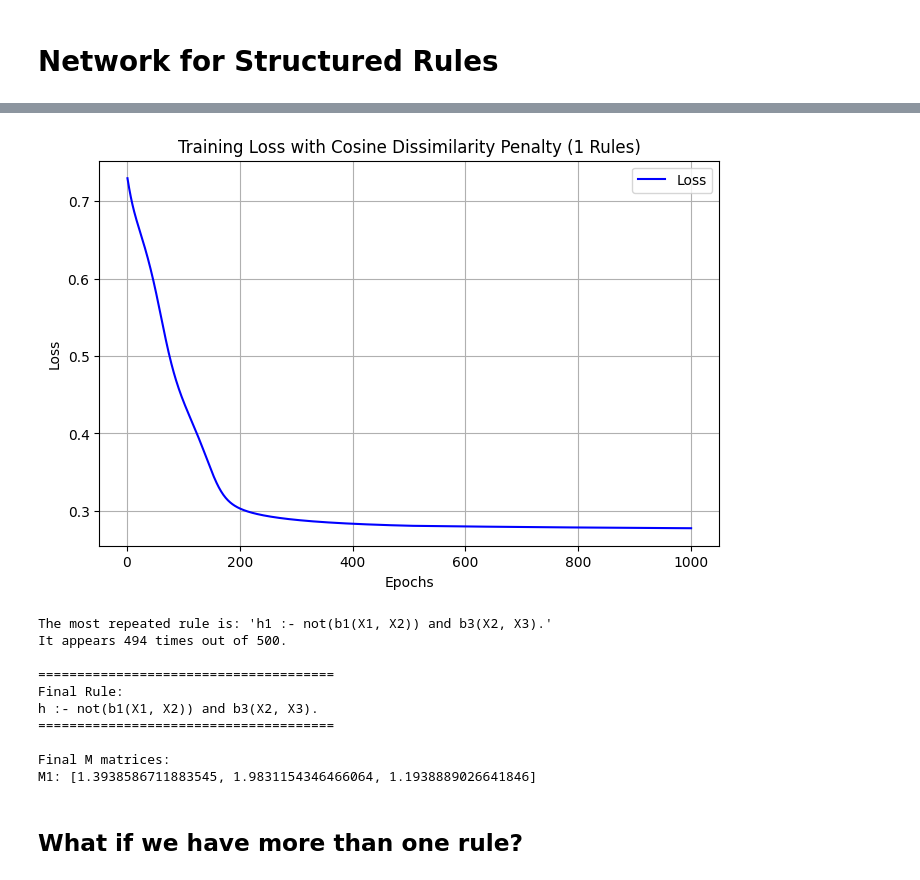
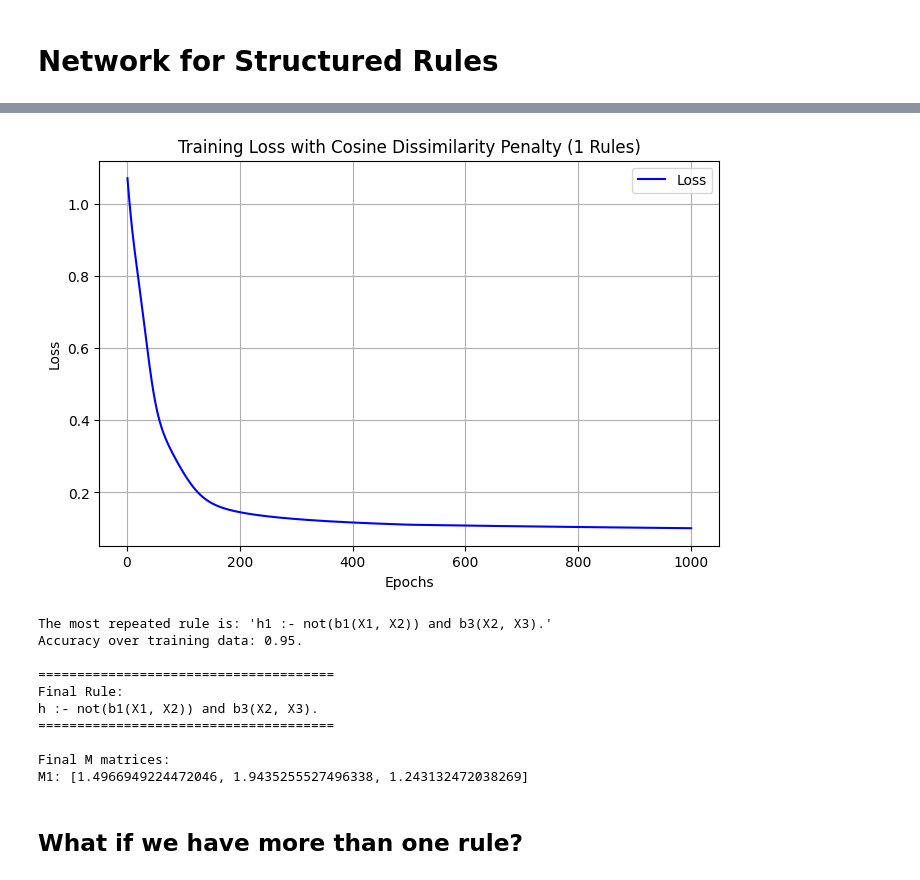
Before and after one commit to iman-sharifi-ghb/ANDRE, a Jupyter notebook: RuleGenNet4_attention.ipynb, the cells around one changed output, grey strips where cells are left out. Cells and saved outputs as stored; diff of their text form; code cells hidden in the pictures.

```diff
--- a/RuleGenNet4_attention.ipynb
+++ b/RuleGenNet4_attention.ipynb
@@ -509,28 +165,2 @@ $L_C = \Sigma_{j \in V_a} F(M[X_j])$
-# %%
-import torch
-import re
-
-def create_V_matrix(predicates):
-    # Extract all variable names
-    variable_set = set()
-    predicate_vars = []
-    for pred in predicates:
-        # Extract variables inside parentheses
-        vars_in_pred = re.findall(r'\((.*?)\)', pred)
-        if vars_in_pred:
-            vars_list = [v.strip() for v in vars_in_pred[0].split(',')]
-        else:
-            vars_list = []
-        predicate_vars.append(vars_list)
-        variable_set.update(vars_list)
-    # Sort variables for consistent column order
-    variables = sorted(variable_set, key=lambda x: (int(x[1:]) if x[1:].isdigit() else x))
-    var_idx = {v: i for i, v in enumerate(variables)}
-    # Build the matrix
-    V = torch.zeros((len(predicates), len(variables)), dtype=torch.float32)
-    for i, vars_list in enumerate(predicate_vars):
-        for v in vars_list:
-            V[i, var_idx[v]] = 1.0
-    return V, variables
 # %% [markdown]
 # Network for Structured Rules
@@ -621,6 +173,7 @@ import torch.optim as optim
 from copy import deepcopy
 import matplotlib.pyplot as plt
 from collections import Counter
+from utils import create_V_matrix, interpret_neuron_weights_entropy_
 
 # Parameters
 num_rules = 1
@@ -658,7 +211,7 @@ best_loss = float('inf')
 best_losses = []
 
 for restart in range(num_restarts):
-    model_nsre = FuzzyDisjunctionNet(num_rules, num_neurons_per_rule, input_dim, V_matrix)
+    model_nsre = ANDRE(num_rules, pot_body_pred_dim=input_dim, variable_matrix=V_matrix)
     # criterion = nn.BCEWithLogitsLoss()
     criterion = nn.BCELoss()
     optimizer = optim.AdamW(model_nsre.parameters(), lr=0.01, weight_decay=1e-4)
@@ -705,7 +258,7 @@ for restart in range(num_restarts):
 
         entropy_term = sum(model_nsre.entropies)
 
-        total_loss = bce_loss + similarity_weight * penalty - entropy_weight * entropy_term + 0.1 * range_restricted_loss + 0.1 * connected_loss
+        total_loss = bce_loss + similarity_weight * penalty + entropy_weight * entropy_term + 0.1 * range_restricted_loss + 0.1 * connected_loss
         total_loss.backward()
         nn.utils.clip_grad_norm_(model_nsre.parameters(), max_norm=1.0)
         optimizer.step()
@@ -720,7 +273,7 @@ for restart in range(num_restarts):
         best_losses = losses_nsre
 
 # Load best model and compute M
-best_model = FuzzyDisjunctionNet(num_rules, num_neurons_per_rule, input_dim, V_matrix)
+best_model = ANDRE(num_rules, pot_body_pred_dim=input_dim, variable_matrix=V_matrix)
 best_model.load_state_dict(best_state_dict)
 _ = best_model(X_train)
 
@@ -796,6 +349,6 @@ Restart 1/1 Final Loss: 0.2775
-[figure, old version]
+[figure, new version]
 The most repeated rule is: 'h1 :- not(b1(X1, X2)) and b3(X2, X3).'
-It appears 494 times out of 500.
+Accuracy over training data: 0.95.
 
 ======================================
 Final Rule:
@@ -803,7 +356,7 @@ h :- not(b1(X1, X2)) and b3(X2, X3).
 ======================================
 
 Final M matrices:
-M1: [1.3938586711883545, 1.9831154346466064, 1.1938889026641846]
+M1: [1.4966949224472046, 1.9435255527496338, 1.243132472038269]
 # %% [markdown]
 ## What if we have more than one rule?
 # %%
```
Also changed, not shown: parts of 18 cells of this notebook, 3 other files.
